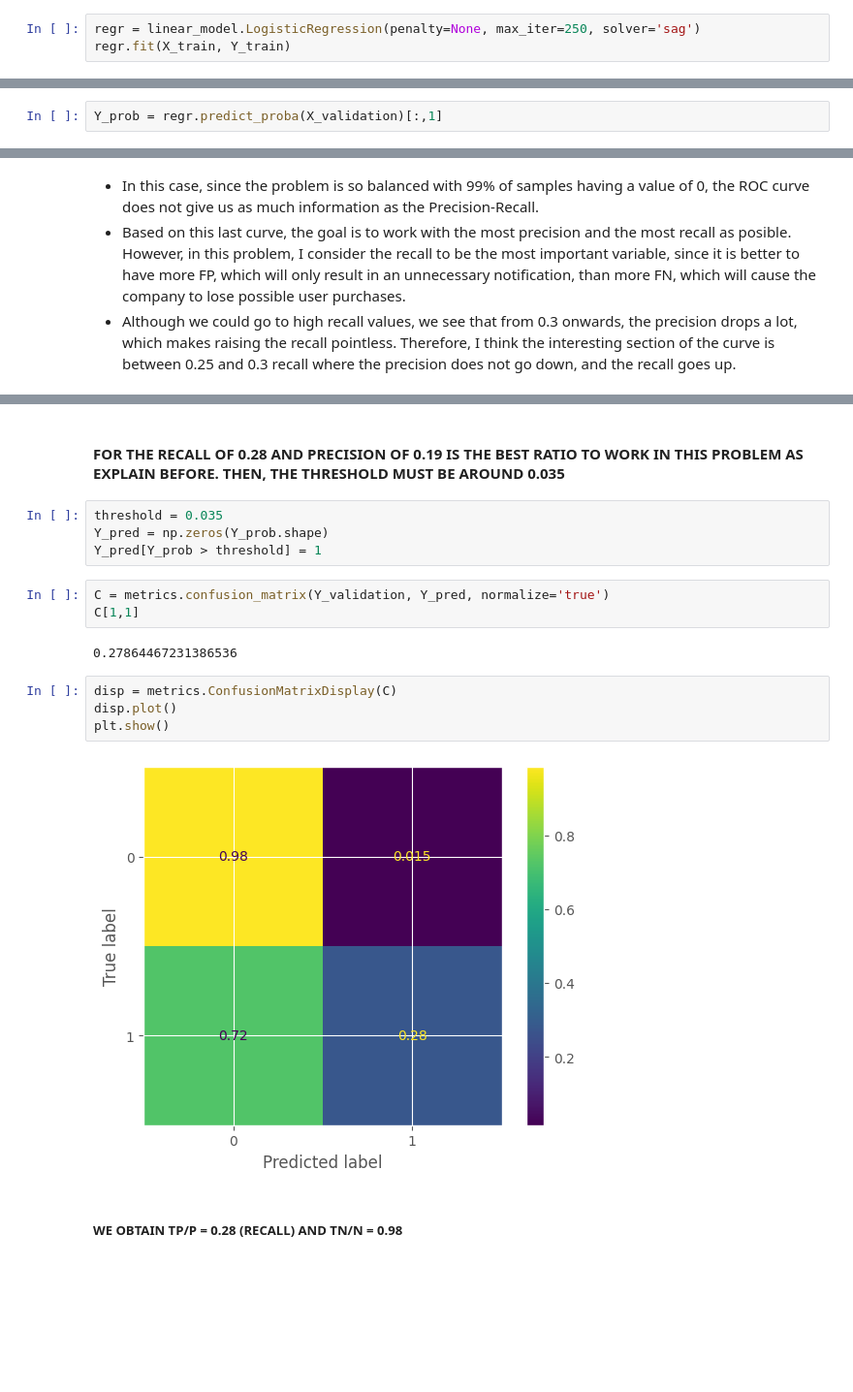
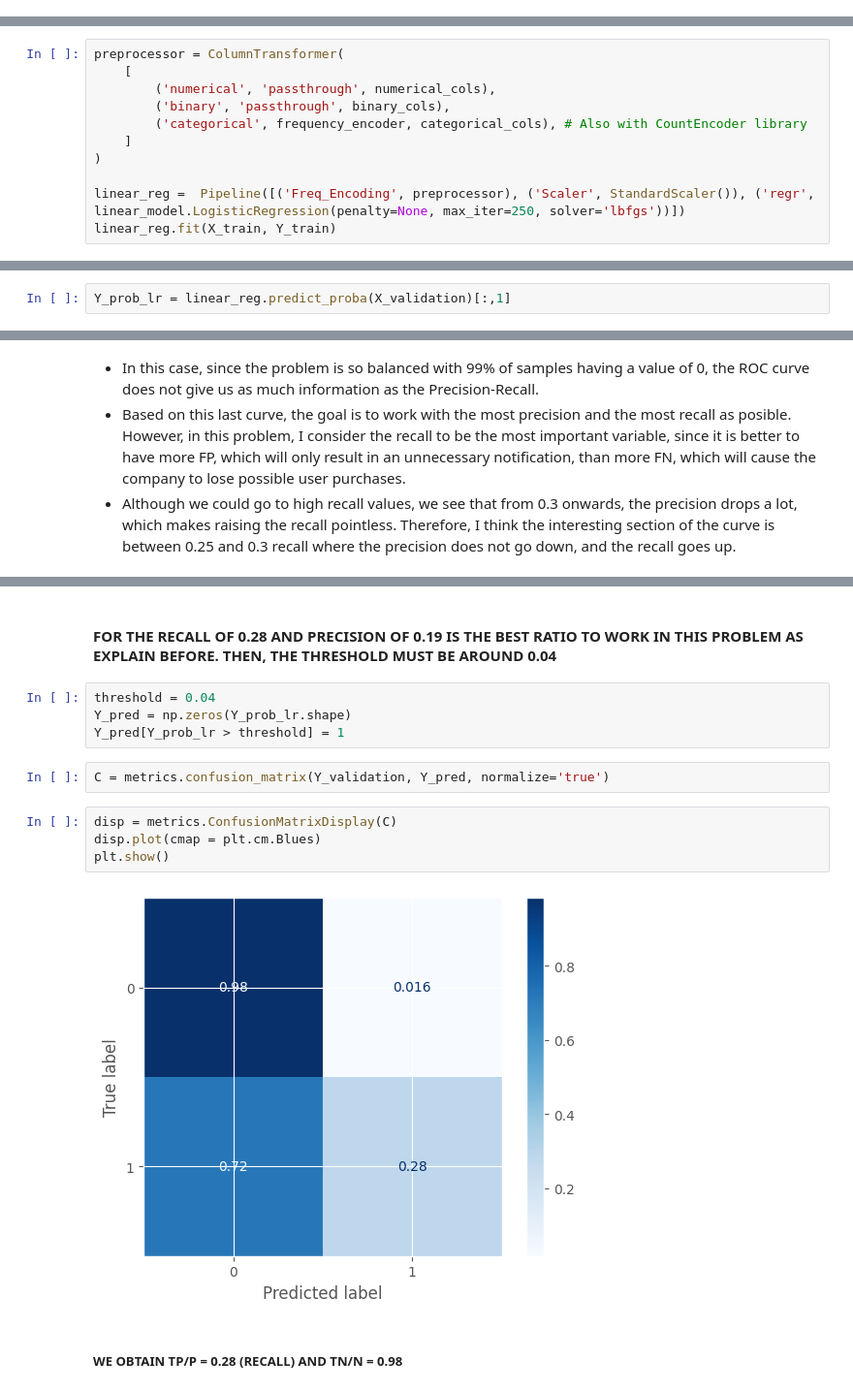
Before and after one commit to uhernando002/zrive-ds, a Jupyter notebook: src/module_3/module_3_milestone1.ipynb, the cells around one changed output, grey strips where cells are left out. Shown at 97% size. Cells and saved outputs as stored; diff of their text form; blank space fills up the shorter version.

```diff
--- a/src/module_3/module_3_milestone1.ipynb
+++ b/src/module_3/module_3_milestone1.ipynb
@@ -122,5 +135,2 @@ from sklearn import metrics
 # %% [markdown]
 ### LOGISTIC REGRESSION
-# %%
-regr = linear_model.LogisticRegression(penalty=None, max_iter=250, solver='sag')
-regr.fit(X_train, Y_train)
@@ -128,0 +137,11 @@ LogisticRegression(max_iter=250, penalty=None, solver='sag')
+# %%
+preprocessor = ColumnTransformer(
+    [
+        ('numerical', 'passthrough', numerical_cols),
+        ('binary', 'passthrough', binary_cols),
+        ('categorical', frequency_encoder, categorical_cols), # Also with CountEncoder library
+    ]
+)
+
+linear_reg =  Pipeline([('Freq_Encoding', preprocessor), ('Scaler', StandardScaler()), ('regr', linear_model.LogisticRegression(penalty=None, max_iter=250, solver='lbfgs'))])
+linear_reg.fit(X_train, Y_train)
@@ -146,4 +190,4 @@ plt.show()
 - Set_as_regular: Si el usuario ha indicado que el producto como regular, quiere decir que comprará habitualmente, lo que aumenta las posibilidades de compra.
 - Global_popularity: Un producto popular tiene más tendencia a ser comprado.
 # %%
-Y_prob = regr.predict_proba(X_validation)[:,1]
+Y_prob_lr = linear_reg.predict_proba(X_validation)[:,1]
@@ -202,20 +251,17 @@ precision_recall[(precision_recall['Recall'] >= 0.25) & (precision_recall['Recal
 # %% [markdown]
-#### FOR THE RECALL OF 0.28 AND PRECISION OF 0.19 IS THE BEST RATIO TO WORK IN THIS PROBLEM AS EXPLAIN BEFORE. THEN, THE THRESHOLD MUST BE AROUND 0.035
+#### FOR THE RECALL OF 0.28 AND PRECISION OF 0.19 IS THE BEST RATIO TO WORK IN THIS PROBLEM AS EXPLAIN BEFORE. THEN, THE THRESHOLD MUST BE AROUND 0.04
 # %%
-threshold = 0.035
-Y_pred = np.zeros(Y_prob.shape)
-Y_pred[Y_prob > threshold] = 1
+threshold = 0.04
+Y_pred = np.zeros(Y_prob_lr.shape)
+Y_pred[Y_prob_lr > threshold] = 1
 # %%
 C = metrics.confusion_matrix(Y_validation, Y_pred, normalize='true')
-C[1,1]
-# %% [output]
-0.27864467231386536
 # %%
 disp = metrics.ConfusionMatrixDisplay(C)
-disp.plot()
+disp.plot(cmap = plt.cm.Blues)
 plt.show()
 # %% [output]
-[figure, old version]
+[figure, new version]
 # %% [markdown]
 ##### WE OBTAIN TP/P = 0.28 (RECALL) AND TN/N = 0.98
 # %% [markdown]
```
Also changed, not shown: parts of 67 cells of this notebook.
